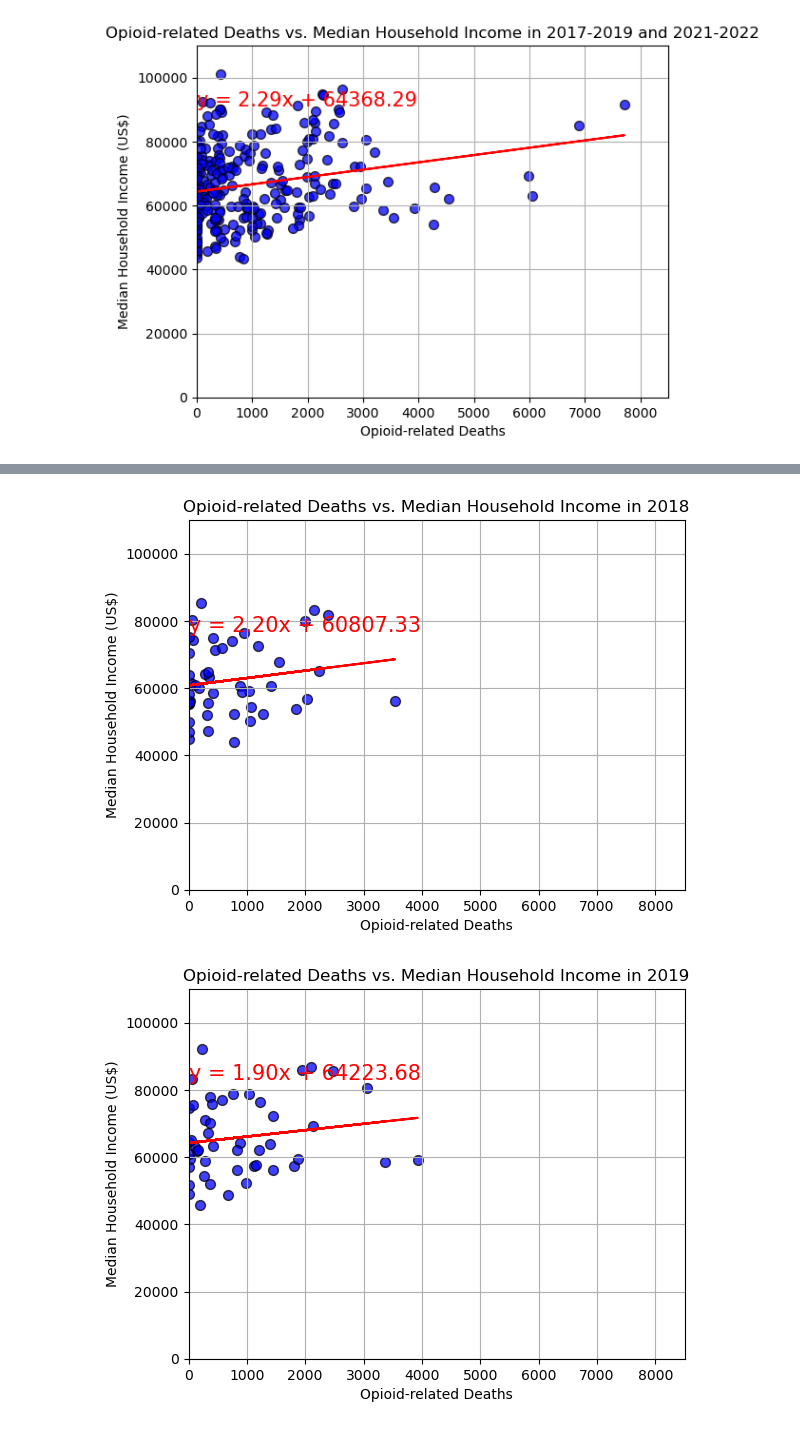
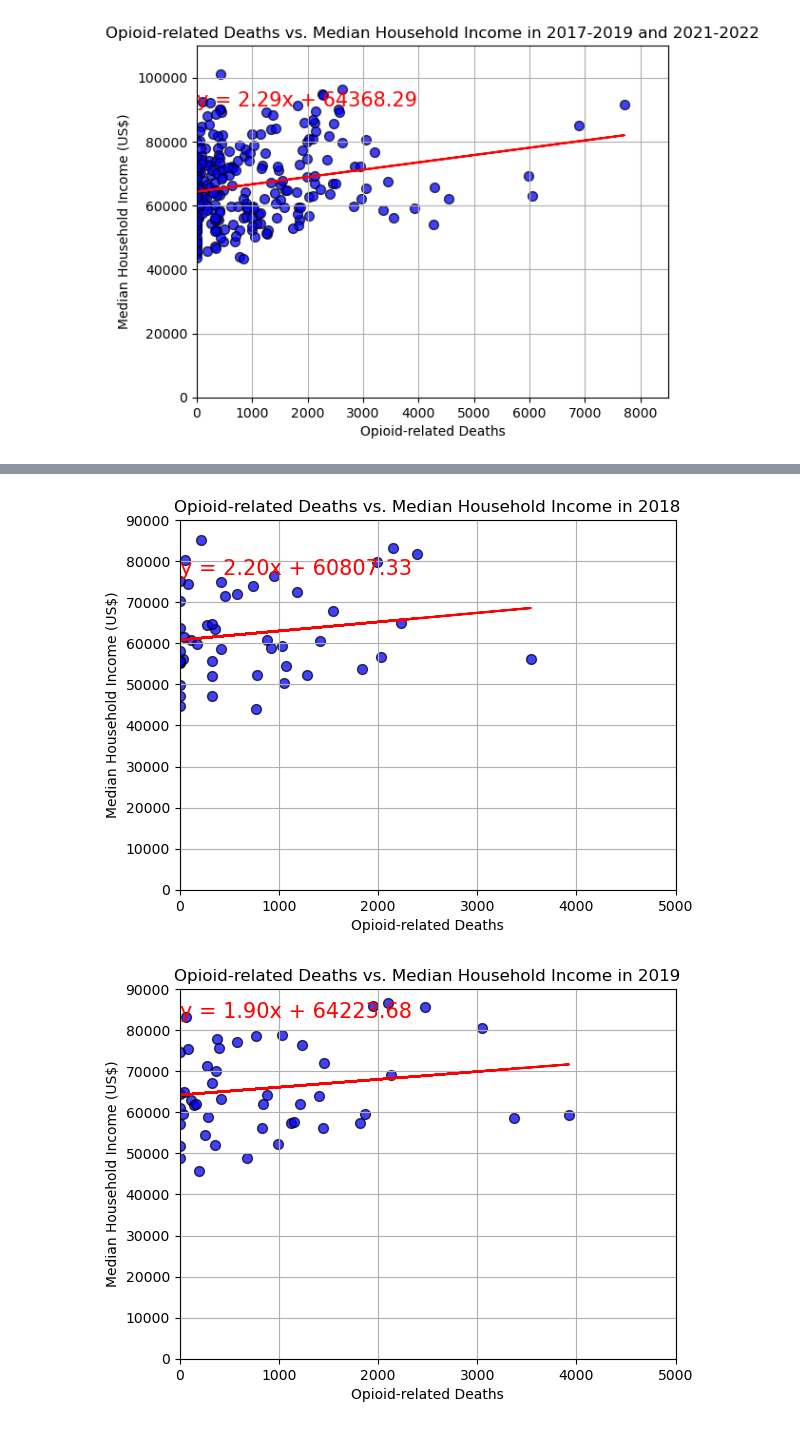
Before and after one commit to kikichan1/Project-1, a Jupyter notebook: Income_Notebook.ipynb, the cells around one changed output, grey strips where cells are left out. Drawn from its saved outputs; the diff is of its cells as text; code cells hidden in the pictures.

```diff
--- a/Income_Notebook.ipynb
+++ b/Income_Notebook.ipynb
@@ -422,8 +422,8 @@ plt.annotate(line_eq,
              fontsize=15,
              color="red")
 
-plt.ylim(0, 110000)
-plt.xlim(0, 8500)
+plt.ylim(0, 90000)
+plt.xlim(0, 5000)
 
 plt.xlabel("Opioid-related Deaths")
 plt.ylabel("Median Household Income (US$)")
@@ -432,7 +432,7 @@ plt.grid(True)
 
 plt.show()
 # %% [output]
-[figure, old version]
+[figure, new version]
 # %%
 merged_opioid_income["Total Opioid Deaths"] = pd.to_numeric(merged_opioid_income["Total Opioid Deaths"], errors='coerce')
 merged_opioid_income["Median Household Income (in Inflation-Adjusted Dollars)"] = pd.to_numeric(merged_opioid_income["Median Household Income (in Inflation-Adjusted Dollars)"], errors='coerce')
@@ -442,36 +442,36 @@ merged_opioid_income_2019 = merged_opioid_income[merged_opioid_income["Year"] ==
 
 x_values = merged_opioid_income_2019["Total Opioid Deaths"]
 y_values = merged_opioid_income_2019["Median Household Income (in Inflation-Adjusted Dollars)"]
 
 plt.scatter(x_values, y_values,
             marker="o",
             facecolors="blue",
             edgecolors="black",
             s=50,
             alpha=0.75)
 
 slope, intercept, rvalue, pvalue, stderr = linregress(x_values, y_values)
 regress_values = slope * x_values + intercept
 line_eq = f"y = {slope:.2f}x + {intercept:.2f}"
 
 plt.plot(x_values, regress_values, "r-", label=f"Fit: {line_eq}")
 
 plt.annotate(line_eq,
              (x_values.min(), y_values.max() * 0.9),
              fontsize=15,
              color="red")
 
-plt.ylim(0, 110000)
-plt.xlim(0, 8500)
+plt.ylim(0, 90000)
+plt.xlim(0, 5000)
 
 plt.xlabel("Opioid-related Deaths")
 plt.ylabel("Median Household Income (US$)")
 plt.title("Opioid-related Deaths vs. Median Household Income in 2019")
 plt.grid(True)
 
 plt.show()
 # %% [output]
-[figure, old version]
+[figure, new version]
 # %%
 merged_opioid_income["Total Opioid Deaths"] = pd.to_numeric(merged_opioid_income["Total Opioid Deaths"], errors='coerce')
 merged_opioid_income["Median Household Income (in Inflation-Adjusted Dollars)"] = pd.to_numeric(merged_opioid_income["Median Household Income (in Inflation-Adjusted Dollars)"], errors='coerce')
```
Also changed, not shown: parts of 3 cells of this notebook.
